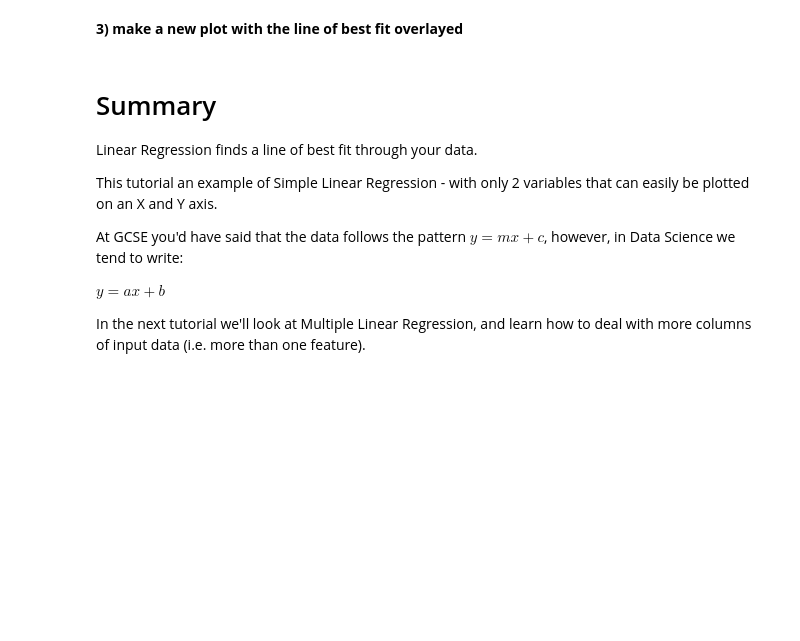
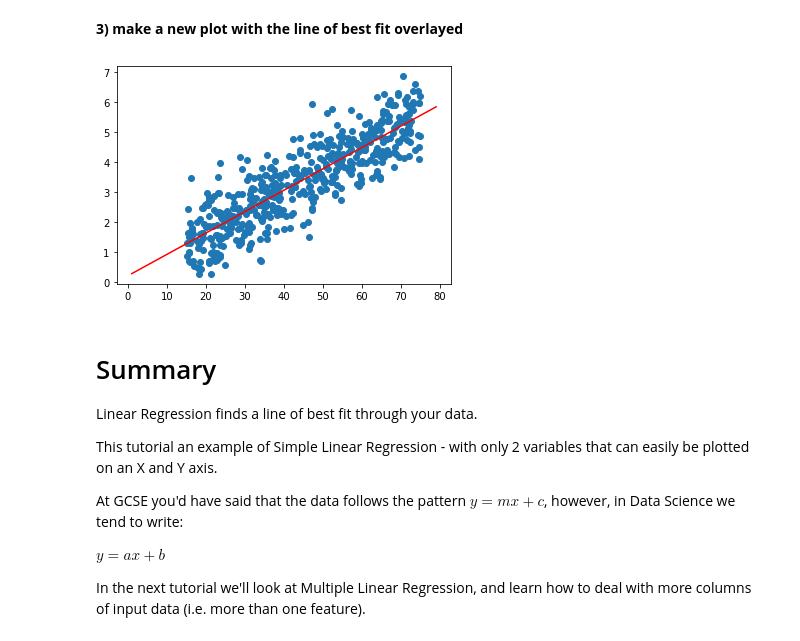
Before and after one commit to bndouglas/2022-08-Machine-Learning-for-UU, a Jupyter notebook: Notebooks/ch03 - Supervised Learning - Regression/06 - Linear Regression with SciKit Learn.ipynb, the cells around one changed output. Cells and saved outputs as stored; diff of their text form; code cells hidden in the pictures; blank space fills up the shorter version.

```diff
--- a/Notebooks/ch03 - Supervised Learning - Regression/06 - Linear Regression with SciKit Learn.ipynb
+++ b/Notebooks/ch03 - Supervised Learning - Regression/06 - Linear Regression with SciKit Learn.ipynb
@@ -181,10 +343,12 @@ new_y = model.predict(new_X)
 # %% [markdown]
 **3) make a new plot with the line of best fit overlayed**
 # %%
-plt.cla() # clear previous plot from memory
+plt.clf() # clear previous plot from memory
 plt.scatter(X, y)
 plt.plot(new_X, new_y, color='red')
 plt.show()
+# %% [output]
+[figure, added]
 # %% [markdown]
 # Summary
 
```
Also changed, not shown: parts of 20 cells of this notebook, 23 other files.
